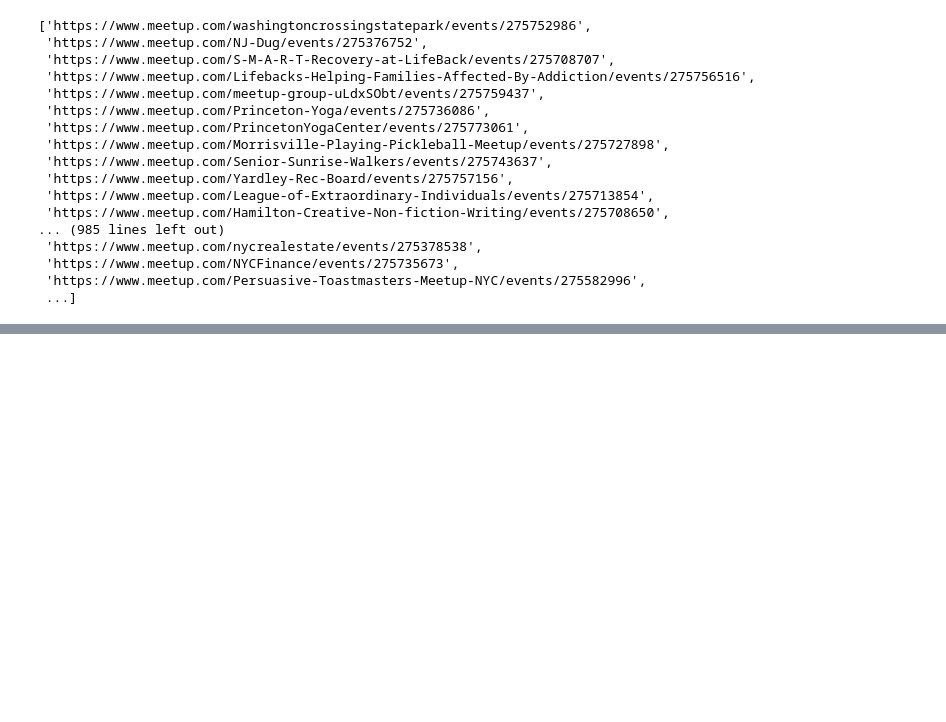
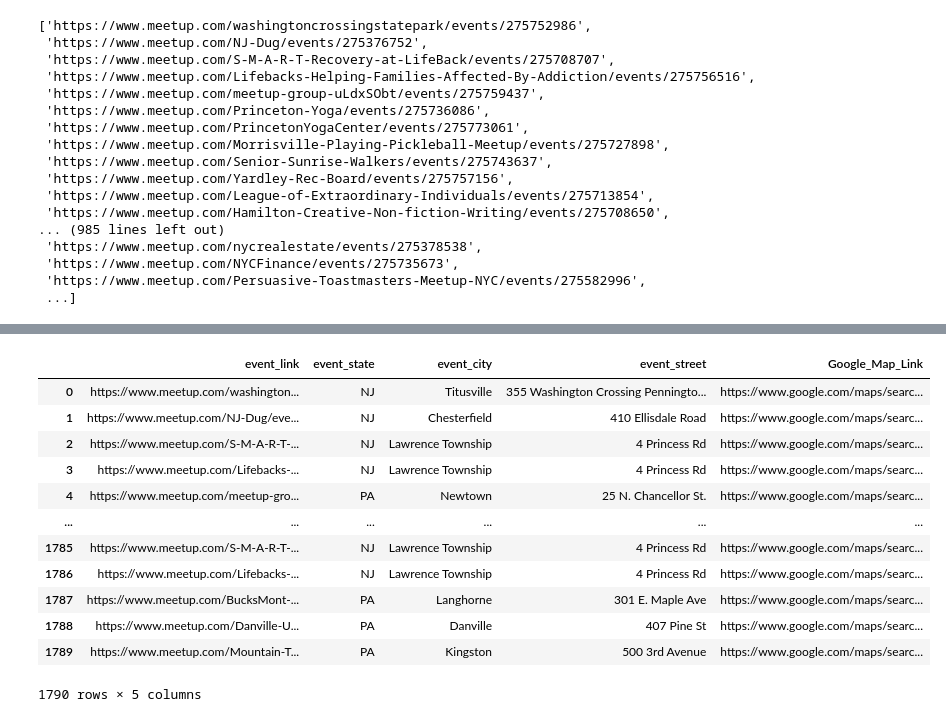
Before and after one commit to MersedehSP/Meetup_Project2, a Jupyter notebook: arts_scraped_data/scrape_event_locations.ipynb, the cells around one changed output, grey strips where cells are left out. Cells and saved outputs as stored; diff of their text form; code cells hidden in the pictures; blank space fills up the shorter version.

```diff
--- a/arts_scraped_data/scrape_event_locations.ipynb
+++ b/arts_scraped_data/scrape_event_locations.ipynb
@@ -91,3 +122,21 @@ venue_df
 # %%
 # Export data to csv
 venue_df.to_csv('events_venue.csv', index=False)
+# %%
+venue_df[:].replace(' ', np.NaN)
+venue_df['event_state']= venue_df['event_state'].str.upper()
+venue_df
+# %% [output]
+|  | event_link | event_state | event_city | event_street | Google_Map_Link |
+| 0 | https://www.meetup.com/washington... | NJ | Titusville | 355 Washington Crossing Penningto... | https://www.google.com/maps/searc... |
+| 1 | https://www.meetup.com/NJ-Dug/eve... | NJ | Chesterfield | 410 Ellisdale Road | https://www.google.com/maps/searc... |
+| 2 | https://www.meetup.com/S-M-A-R-T-... | NJ | Lawrence Township | 4 Princess Rd | https://www.google.com/maps/searc... |
+| 3 | https://www.meetup.com/Lifebacks-... | NJ | Lawrence Township | 4 Princess Rd | https://www.google.com/maps/searc... |
+| 4 | https://www.meetup.com/meetup-gro... | PA | Newtown | 25 N. Chancellor St. | https://www.google.com/maps/searc... |
+| ... | ... | ... | ... | ... | ... |
+| 1785 | https://www.meetup.com/S-M-A-R-T-... | NJ | Lawrence Township | 4 Princess Rd | https://www.google.com/maps/searc... |
+| 1786 | https://www.meetup.com/Lifebacks-... | NJ | Lawrence Township | 4 Princess Rd | https://www.google.com/maps/searc... |
+| 1787 | https://www.meetup.com/BucksMont-... | PA | Langhorne | 301 E. Maple Ave | https://www.google.com/maps/searc... |
+| 1788 | https://www.meetup.com/Danville-U... | PA | Danville | 407 Pine St | https://www.google.com/maps/searc... |
+| 1789 | https://www.meetup.com/Mountain-T... | PA | Kingston | 500 3rd Avenue | https://www.google.com/maps/searc... |
+1790 rows × 5 columns
```
Also changed, not shown: parts of 7 cells of this notebook, 5 other files.
